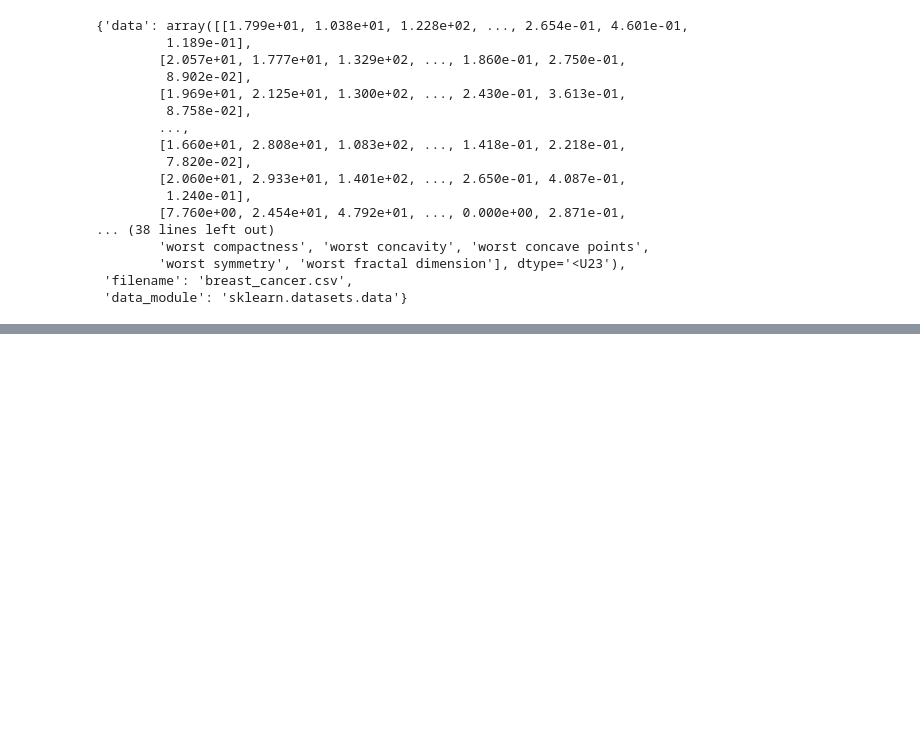
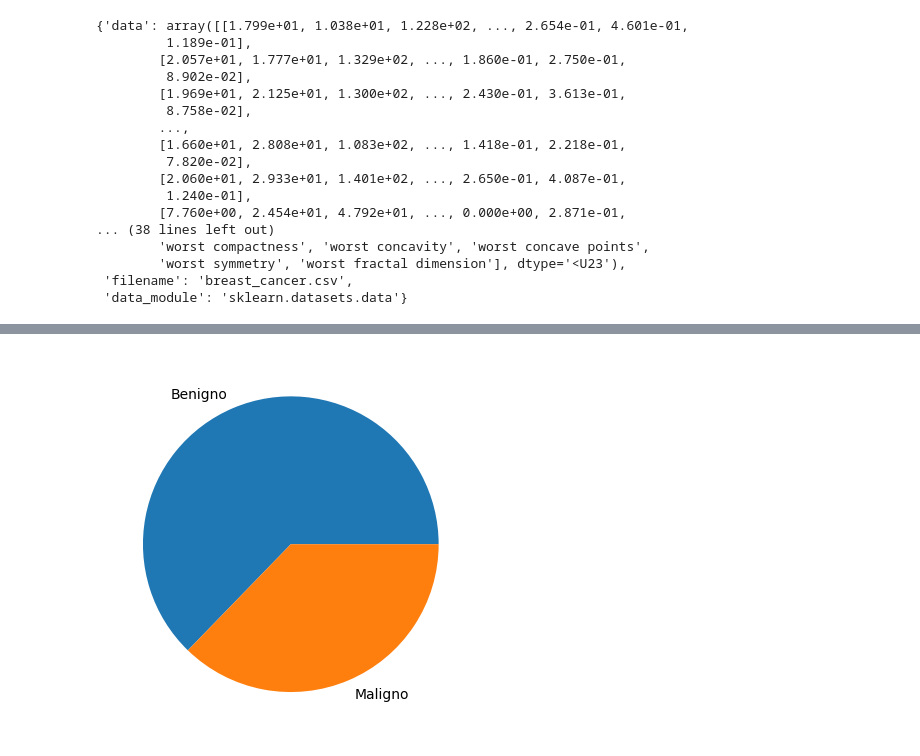
Before and after one commit to Oscar1979-png/2026-02-BILBAO-FT-Data-Science, a Jupyter notebook: 3-Machine_Learning/1-Supervisado/4-Pipelines/ejercicios/Breast_cancer_OFG.ipynb, the cells around one changed output, grey strips where cells are left out. Saved outputs shown, nothing was run; the diff lists cells and outputs as text; code cells hidden in the pictures; blank space fills up the shorter version.

```diff
--- a/3-Machine_Learning/1-Supervisado/4-Pipelines/ejercicios/Breast_cancer_OFG.ipynb
+++ b/3-Machine_Learning/1-Supervisado/4-Pipelines/ejercicios/Breast_cancer_OFG.ipynb
@@ -48,0 +164,4 @@ NameError: name 'data' is not defined
+# %%
+plt.pie(x=df['target'].value_counts(), labels=['Benigno', "Maligno"]);
+# %% [output]
+[figure, added]
```
Also changed, not shown: parts of 43 cells of this notebook, 11 other files.
